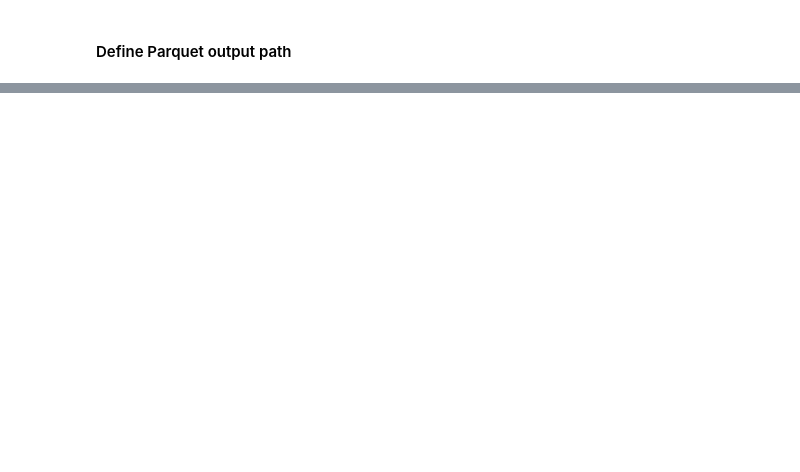
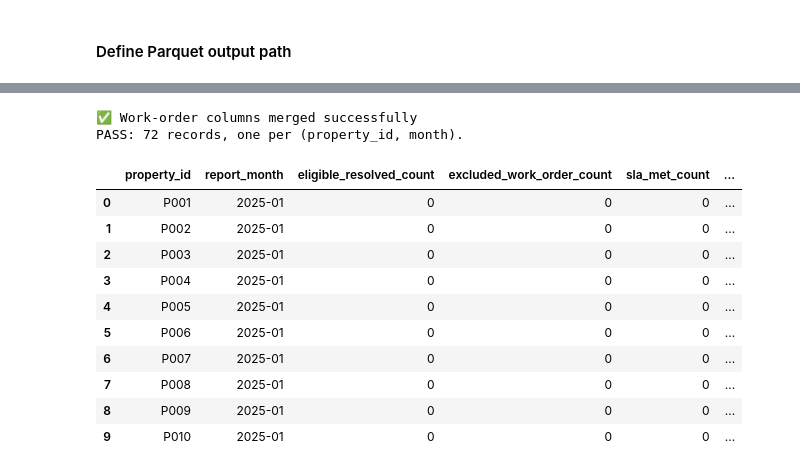
Before and after one commit to chinweubaudeh/PropTech360_Capstone_data_pipeline, a Jupyter notebook: notebook/PropTech360_pipeline.ipynb, the cells around one changed output, grey strips where cells are left out. Cells and saved outputs as stored; diff of their text form; code cells hidden in the pictures; blank space fills up the shorter version.

```diff
--- a/notebook/PropTech360_pipeline.ipynb
+++ b/notebook/PropTech360_pipeline.ipynb
@@ -5858,0 +6533,8 @@ Error:
+# %%
+
+source = source.drop_duplicates().copy()
+
+if source.duplicated(["property_id", "month"]).any():
+    raise ValueError("Conflicting property-month records. Fix the upstream Spark transformation.")
+
+print("Rows:", len(source))
@@ -5858,0 +6613,68 @@ Error:
+# %%
+prepared = source.merge(area_by_property, on='property_id', how='left', validate='many_to_one')
+# Your upstream unit-month scaffold counts all validated units per property.
+unit_mismatches = prepared[prepared['total_units'] != prepared['staging_unit_count'].fillna(0)]
+if not unit_mismatches.empty:
+    display(unit_mismatches[['property_id','report_month','total_units','staging_unit_count']].head())
+    raise ValueError('Curated total_units does not reconcile with staged validated units. Check project paths and upstream active-unit rules.')
+prepared = prepared.merge(wo_by_property_month, on=['property_id','month'], how='left', validate='one_to_one')
+count_cols = ['work_order_count','eligible_resolved_count','excluded_work_order_count',
+              'excluded_unresolved_count','excluded_missing_response_count',
+              'excluded_invalid_response_count','sla_met_count']
+
+count_cols = [
+    "work_order_count", "eligible_resolved_count",
+    "excluded_work_order_count", "excluded_unresolved_count",
+    "excluded_missing_response_count",
+    "excluded_invalid_response_count", "sla_met_count"
+]
+
+missing = set(count_cols) - set(wo_by_property_month.columns)
+if missing:
+    raise KeyError(f"Missing from work-order aggregation: {sorted(missing)}")
+
+prepared = prepared.drop(columns=count_cols, errors="ignore").merge(
+    wo_by_property_month,
+    on=["property_id", "month"],
+    how="left",
+    validate="one_to_one"
+)
+
+prepared[count_cols] = prepared[count_cols].fillna(0).astype("int64")
+
+print("✅ Work-order columns merged successfully")
+
+
+assert len(prepared) == 72
+assert not prepared.duplicated(['property_id','month']).any()
+assert (prepared['work_order_count'] == prepared['eligible_resolved_count'] + prepared['excluded_work_order_count']).all()
+assert (prepared['sla_met_count'] <= prepared['eligible_resolved_count']).all()
+assert (prepared['excluded_unresolved_count'] <= prepared['excluded_work_order_count']).all()
+assert (prepared['excluded_missing_response_count'] <= prepared['excluded_work_order_count']).all()
+assert (prepared['excluded_invalid_response_count'] <= prepared['excluded_work_order_count']).all()
+
+# NULL energy intensity means there are no readings, or a denominator is unavailable.
+prepared['energy_intensity_kwh_sqm'] = (
+    prepared['total_energy_kwh'] / prepared['total_floor_area_sqm']
+).where((prepared['meter_reading_count'] > 0) & (prepared['total_floor_area_sqm'] > 0))
+prepared['sla_compliance_pct'] = (
+    100 * prepared['sla_met_count'] / prepared['eligible_resolved_count'].replace(0, float('nan'))
+)
+print('PASS: 72 records, one per (property_id, month).')
+display(prepared[['property_id','report_month','eligible_resolved_count',
+                  'excluded_work_order_count','sla_met_count','total_floor_area_sqm',
+                  'energy_intensity_kwh_sqm']].head(10))
+# %% [output]
+✅ Work-order columns merged successfully
+PASS: 72 records, one per (property_id, month).
+|  | property_id | report_month | eligible_resolved_count | excluded_work_order_count | sla_met_count | ... |
+| 0 | P001 | 2025-01 | 0 | 0 | 0 | ... |
+| 1 | P002 | 2025-01 | 0 | 0 | 0 | ... |
+| 2 | P003 | 2025-01 | 0 | 0 | 0 | ... |
+| 3 | P004 | 2025-01 | 0 | 0 | 0 | ... |
+| 4 | P005 | 2025-01 | 0 | 0 | 0 | ... |
+| 5 | P006 | 2025-01 | 0 | 0 | 0 | ... |
+| 6 | P007 | 2025-01 | 0 | 0 | 0 | ... |
+| 7 | P008 | 2025-01 | 0 | 0 | 0 | ... |
+| 8 | P009 | 2025-01 | 0 | 0 | 0 | ... |
+| 9 | P010 | 2025-01 | 0 | 0 | 0 | ... |
```
Also changed, not shown: parts of 273 cells of this notebook, 25 other files.
